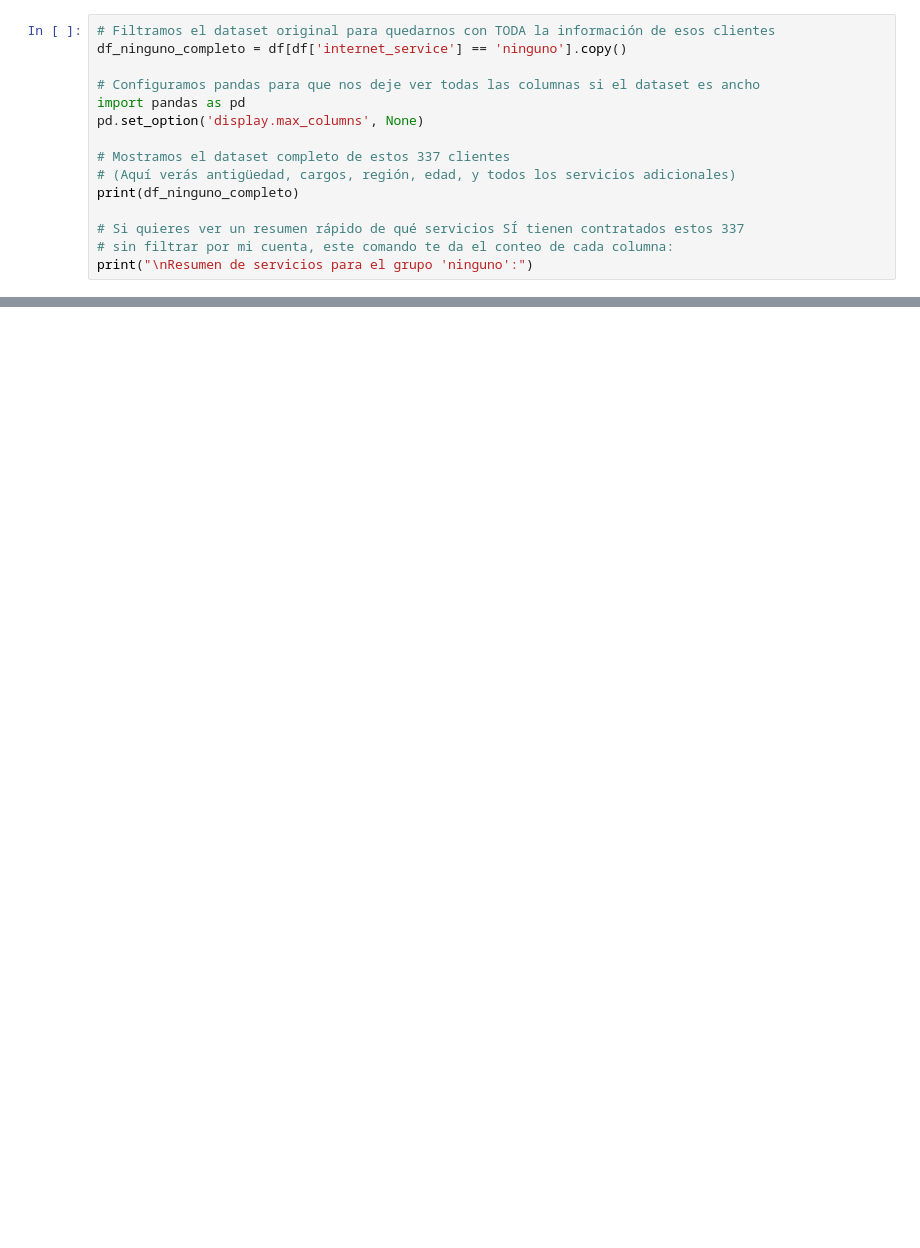
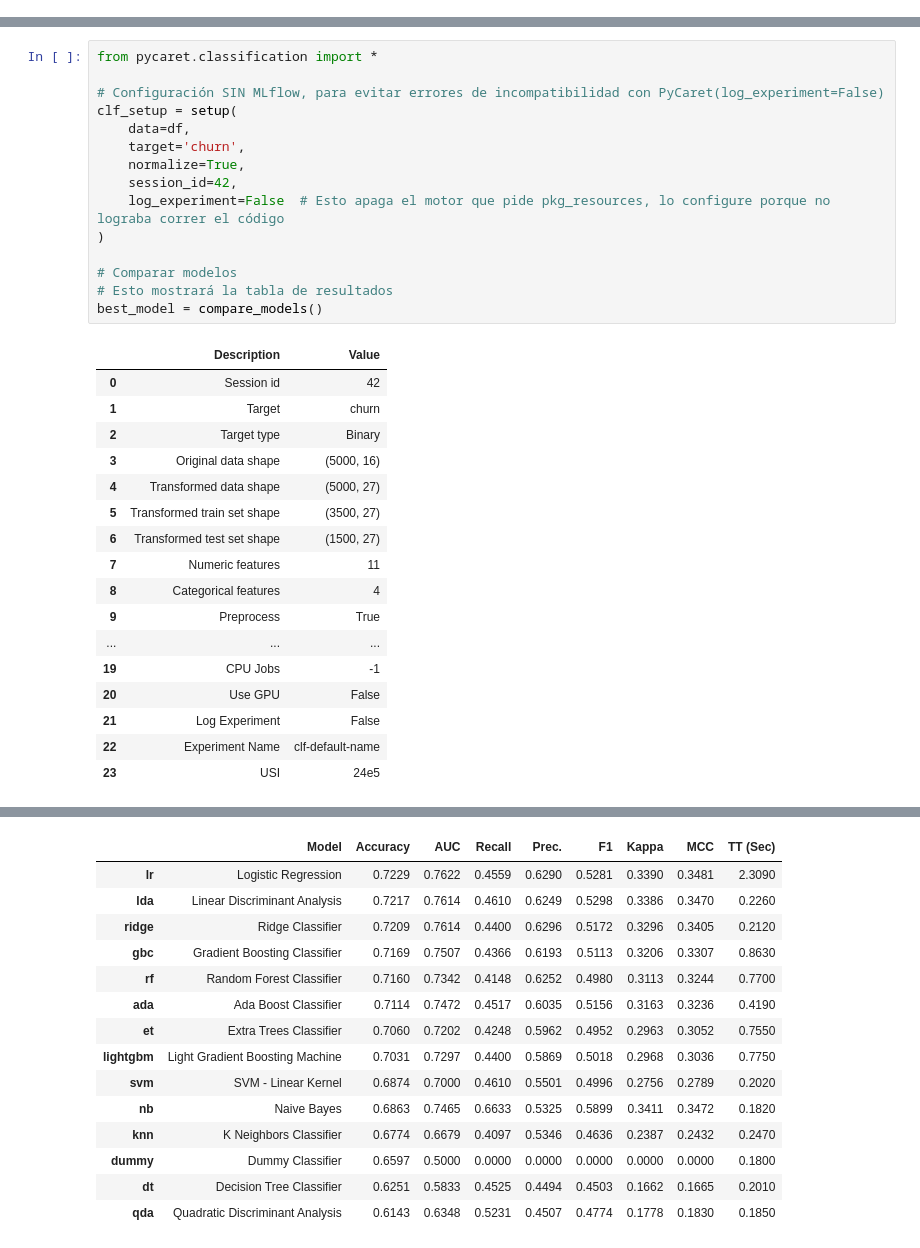
Before and after one commit to JuanManuelResquin84/Portafolio_03_Proyecto_AndesLink_MLOps, a Jupyter notebook: notebooks/01_EDA_AndesLink.ipynb, the cells around one changed output, grey strips where cells are left out. Saved outputs shown, nothing was run; the diff lists cells and outputs as text; blank space fills up the shorter version.

```diff
--- a/notebooks/01_EDA_AndesLink.ipynb
+++ b/notebooks/01_EDA_AndesLink.ipynb
@@ -140,15 +0,0 @@ Name: count, dtype: int64
-# %%
-# Filtramos el dataset original para quedarnos con TODA la información de esos clientes
-df_ninguno_completo = df[df['internet_service'] == 'ninguno'].copy()
-
-# Configuramos pandas para que nos deje ver todas las columnas si el dataset es ancho
-import pandas as pd
-pd.set_option('display.max_columns', None)
-
-# Mostramos el dataset completo de estos 337 clientes
-# (Aquí verás antigüedad, cargos, región, edad, y todos los servicios adicionales)
-print(df_ninguno_completo)
-
-# Si quieres ver un resumen rápido de qué servicios SÍ tienen contratados estos 337
-# sin filtrar por mi cuenta, este comando te da el conteo de cada columna:
-print("\nResumen de servicios para el grupo 'ninguno':")
@@ -458,0 +212,33 @@ weighted avg       0.71      0.68      0.68      1000
+# %%
+from pycaret.classification import *
+
+# Configuración SIN MLflow, para evitar errores de incompatibilidad con PyCaret(log_experiment=False)
+clf_setup = setup(
+    data=df,
+    target='churn',
+    normalize=True,
+    session_id=42,
+    log_experiment=False  # Esto apaga el motor que pide pkg_resources, lo configure porque no lograba correr el código
+)
+
+# Comparar modelos
+# Esto mostrará la tabla de resultados
+best_model = compare_models()
+# %% [output]
+|  | Description | Value |
+| 0 | Session id | 42 |
+| 1 | Target | churn |
+| 2 | Target type | Binary |
+| 3 | Original data shape | (5000, 16) |
+| 4 | Transformed data shape | (5000, 27) |
+| 5 | Transformed train set shape | (3500, 27) |
+| 6 | Transformed test set shape | (1500, 27) |
+| 7 | Numeric features | 11 |
+| 8 | Categorical features | 4 |
+| 9 | Preprocess | True |
+| ... | ... | ... |
+| 19 | CPU Jobs | -1 |
+| 20 | Use GPU | False |
+| 21 | Log Experiment | False |
+| 22 | Experiment Name | clf-default-name |
+| 23 | USI | 24e5 |
@@ -458,0 +246,15 @@ weighted avg       0.71      0.68      0.68      1000
+|  | Model | Accuracy | AUC | Recall | Prec. | F1 | Kappa | MCC | TT (Sec) |
+| lr | Logistic Regression | 0.7229 | 0.7622 | 0.4559 | 0.6290 | 0.5281 | 0.3390 | 0.3481 | 2.3090 |
+| lda | Linear Discriminant Analysis | 0.7217 | 0.7614 | 0.4610 | 0.6249 | 0.5298 | 0.3386 | 0.3470 | 0.2260 |
+| ridge | Ridge Classifier | 0.7209 | 0.7614 | 0.4400 | 0.6296 | 0.5172 | 0.3296 | 0.3405 | 0.2120 |
+| gbc | Gradient Boosting Classifier | 0.7169 | 0.7507 | 0.4366 | 0.6193 | 0.5113 | 0.3206 | 0.3307 | 0.8630 |
+| rf | Random Forest Classifier | 0.7160 | 0.7342 | 0.4148 | 0.6252 | 0.4980 | 0.3113 | 0.3244 | 0.7700 |
+| ada | Ada Boost Classifier | 0.7114 | 0.7472 | 0.4517 | 0.6035 | 0.5156 | 0.3163 | 0.3236 | 0.4190 |
+| et | Extra Trees Classifier | 0.7060 | 0.7202 | 0.4248 | 0.5962 | 0.4952 | 0.2963 | 0.3052 | 0.7550 |
+| lightgbm | Light Gradient Boosting Machine | 0.7031 | 0.7297 | 0.4400 | 0.5869 | 0.5018 | 0.2968 | 0.3036 | 0.7750 |
+| svm | SVM - Linear Kernel | 0.6874 | 0.7000 | 0.4610 | 0.5501 | 0.4996 | 0.2756 | 0.2789 | 0.2020 |
+| nb | Naive Bayes | 0.6863 | 0.7465 | 0.6633 | 0.5325 | 0.5899 | 0.3411 | 0.3472 | 0.1820 |
+| knn | K Neighbors Classifier | 0.6774 | 0.6679 | 0.4097 | 0.5346 | 0.4636 | 0.2387 | 0.2432 | 0.2470 |
+| dummy | Dummy Classifier | 0.6597 | 0.5000 | 0.0000 | 0.0000 | 0.0000 | 0.0000 | 0.0000 | 0.1800 |
+| dt | Decision Tree Classifier | 0.6251 | 0.5833 | 0.4525 | 0.4494 | 0.4503 | 0.1662 | 0.1665 | 0.2010 |
+| qda | Quadratic Discriminant Analysis | 0.6143 | 0.6348 | 0.5231 | 0.4507 | 0.4774 | 0.1778 | 0.1830 | 0.1850 |
```
Also changed, not shown: parts of 45 cells of this notebook.
